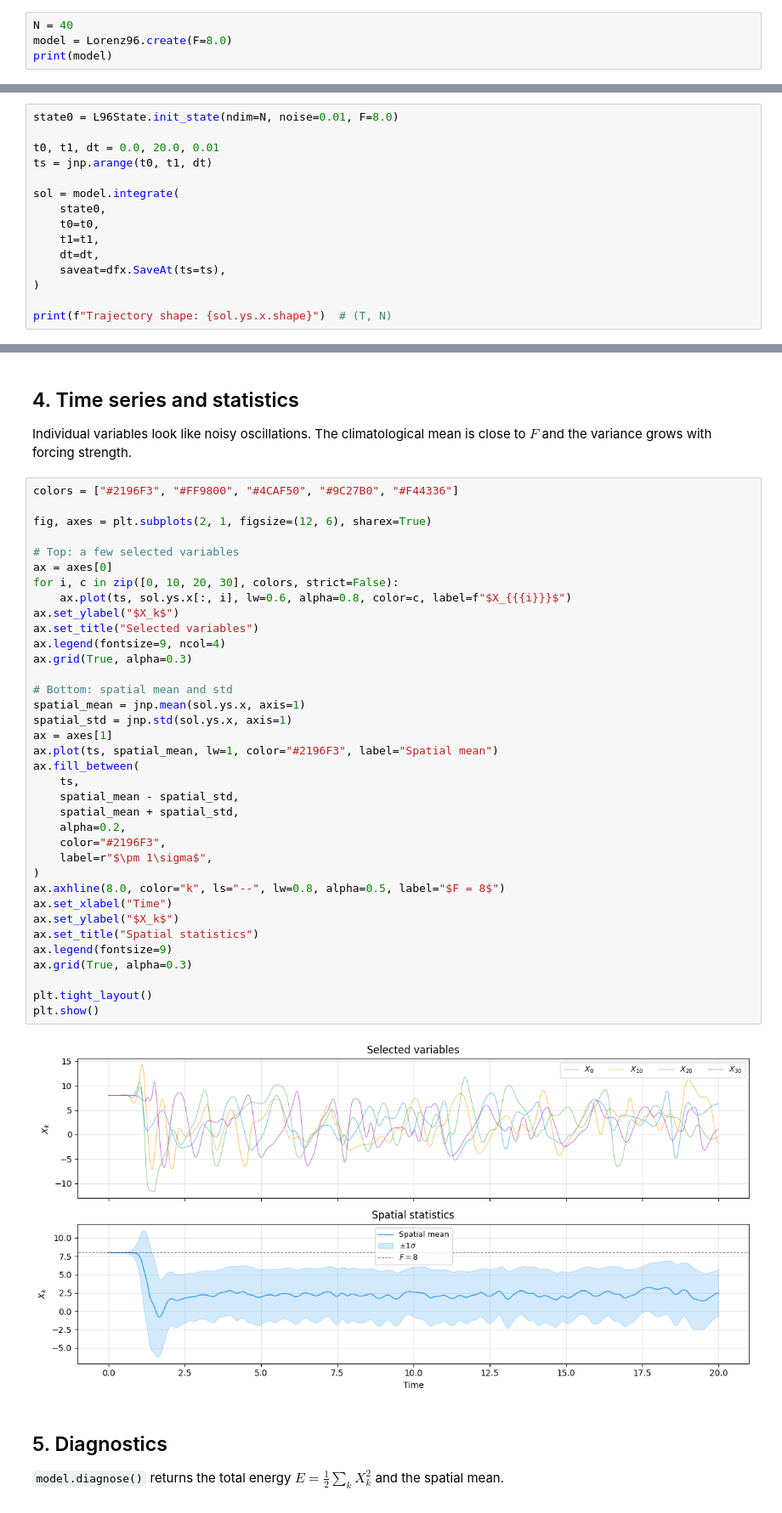
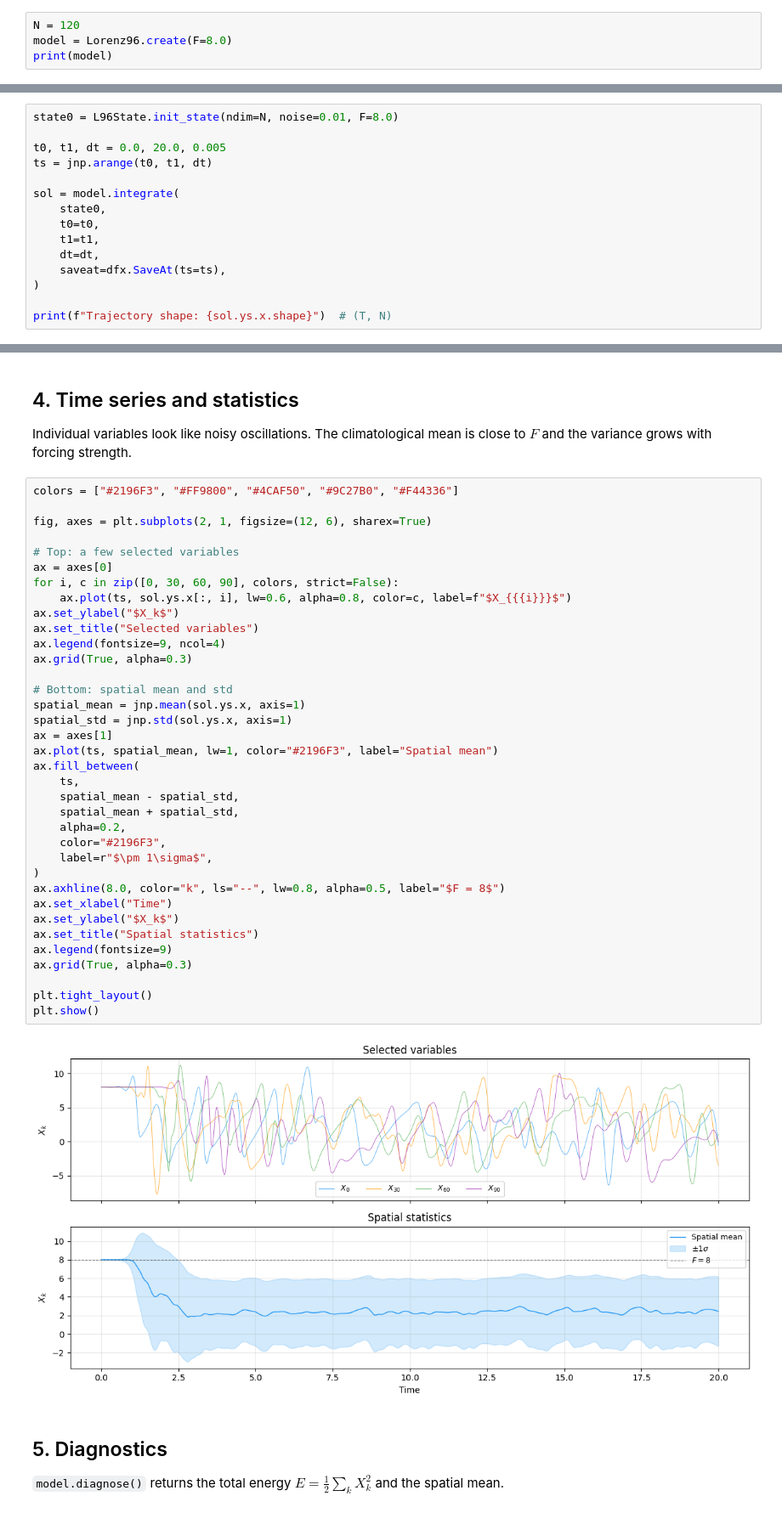
Before and after one commit to jejjohnson/somax, a Jupyter notebook: content/tutorials/lorenz96_simulation.ipynb, the cells around one changed output, grey strips where cells are left out. Shown at 85% size. Cells and saved outputs as stored; diff of their text form.

```diff
--- a/content/tutorials/lorenz96_simulation.ipynb
+++ b/content/tutorials/lorenz96_simulation.ipynb
@@ -52,5 +53,5 @@ standard chaotic forcing $F = 8$.
 # %%
-N = 40
+N = 120
 model = Lorenz96.create(F=8.0)
 print(model)
 # %% [output]
@@ -65,7 +66,7 @@ chaotic attractor.
 # %%
 state0 = L96State.init_state(ndim=N, noise=0.01, F=8.0)
 
-t0, t1, dt = 0.0, 20.0, 0.01
+t0, t1, dt = 0.0, 20.0, 0.005
 ts = jnp.arange(t0, t1, dt)
 
 sol = model.integrate(
@@ -116,37 +117,37 @@ fig, axes = plt.subplots(2, 1, figsize=(12, 6), sharex=True)
 
 # Top: a few selected variables
 ax = axes[0]
-for i, c in zip([0, 10, 20, 30], colors, strict=False):
+for i, c in zip([0, 30, 60, 90], colors, strict=False):
     ax.plot(ts, sol.ys.x[:, i], lw=0.6, alpha=0.8, color=c, label=f"$X_{{{i}}}$")
 ax.set_ylabel("$X_k$")
 ax.set_title("Selected variables")
 ax.legend(fontsize=9, ncol=4)
 ax.grid(True, alpha=0.3)
 
 # Bottom: spatial mean and std
 spatial_mean = jnp.mean(sol.ys.x, axis=1)
 spatial_std = jnp.std(sol.ys.x, axis=1)
 ax = axes[1]
 ax.plot(ts, spatial_mean, lw=1, color="#2196F3", label="Spatial mean")
 ax.fill_between(
     ts,
     spatial_mean - spatial_std,
     spatial_mean + spatial_std,
     alpha=0.2,
     color="#2196F3",
     label=r"$\pm 1\sigma$",
 )
 ax.axhline(8.0, color="k", ls="--", lw=0.8, alpha=0.5, label="$F = 8$")
 ax.set_xlabel("Time")
 ax.set_ylabel("$X_k$")
 ax.set_title("Spatial statistics")
 ax.legend(fontsize=9)
 ax.grid(True, alpha=0.3)
 
 plt.tight_layout()
 plt.show()
 # %% [output]
-[figure, old version]
+[figure, new version]
 # %% [markdown]
 ## 5. Diagnostics
 
```
Also changed, not shown: parts of 7 cells of this notebook, 2 other files.
